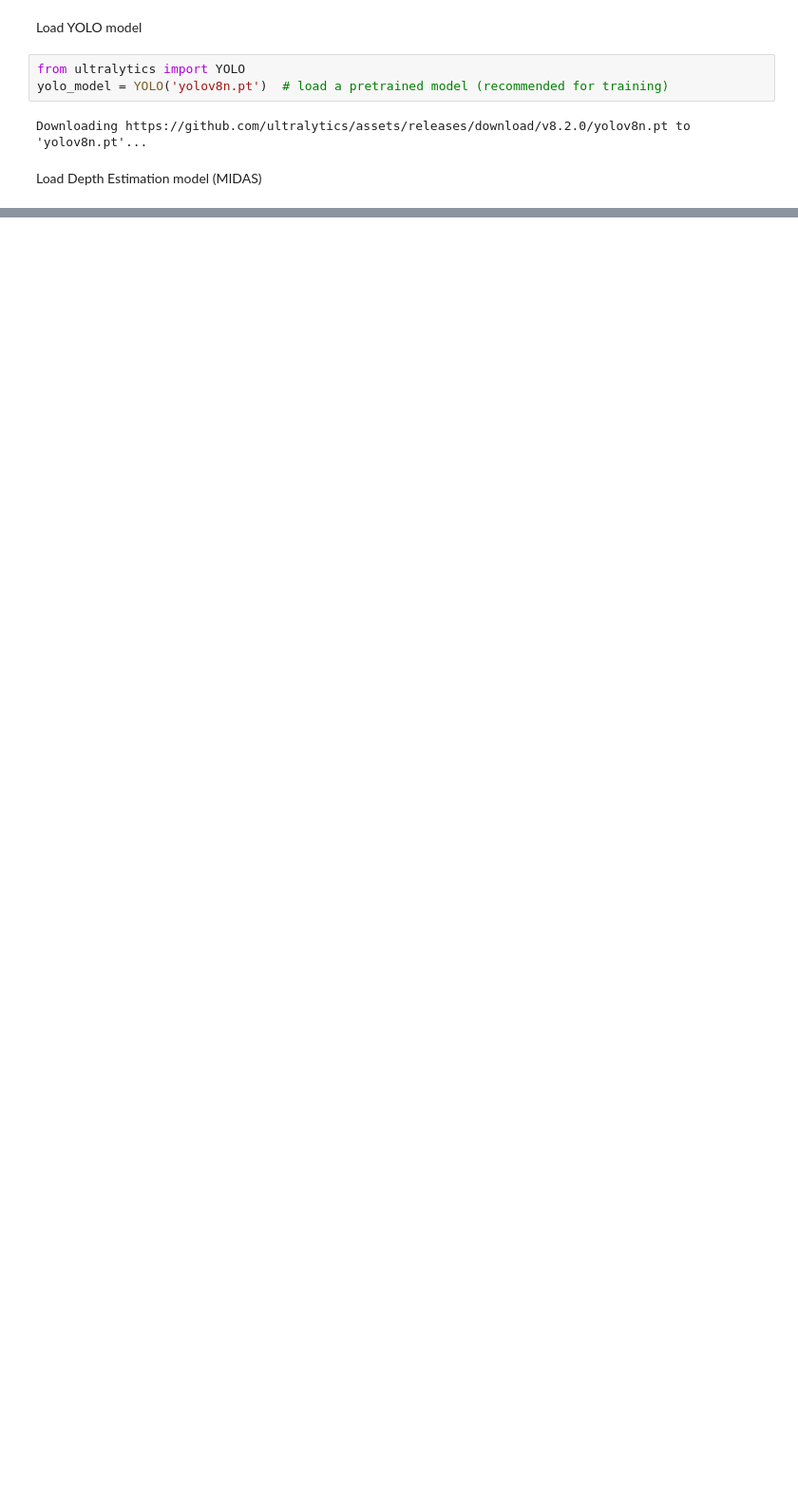
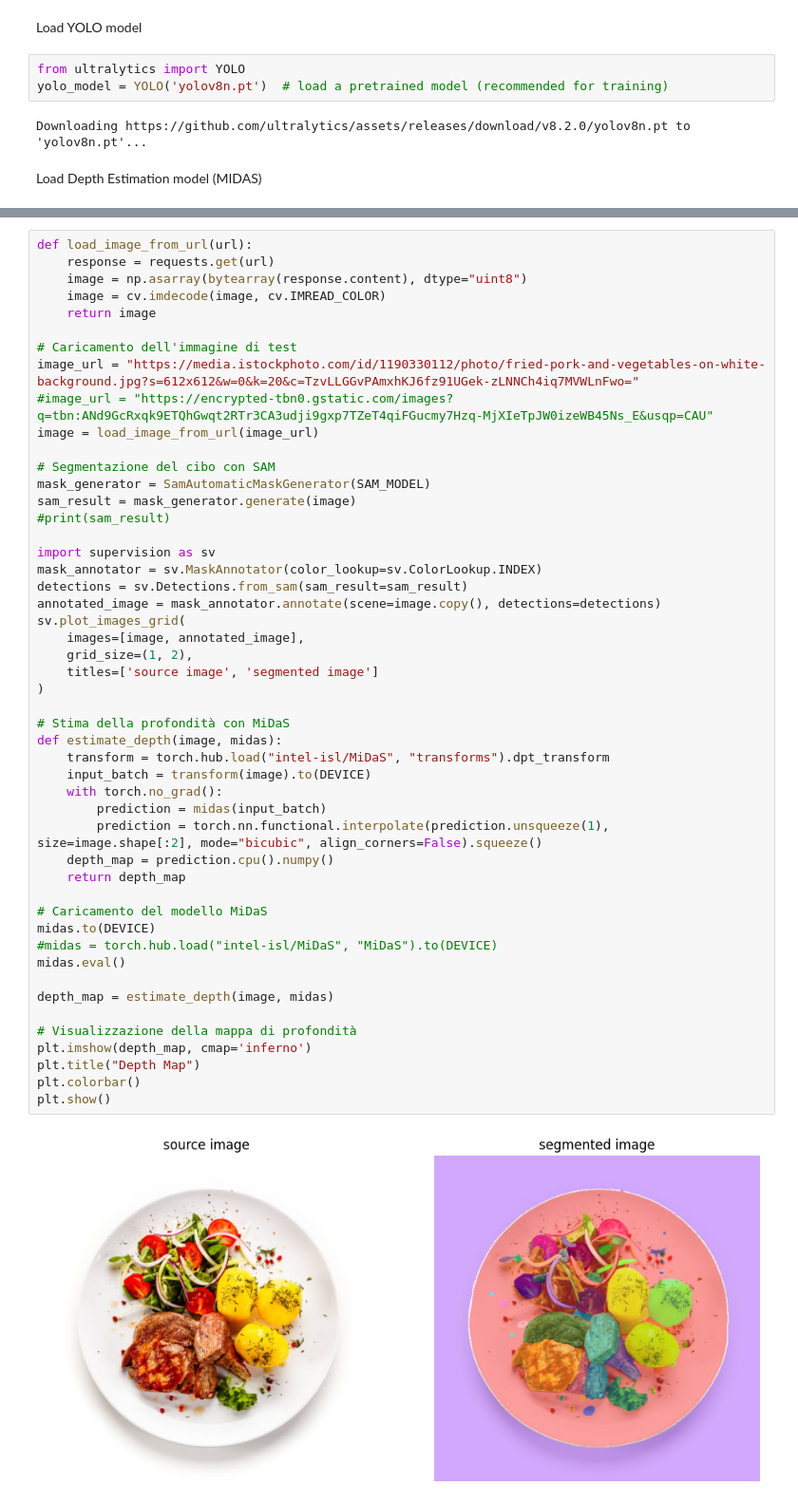
Before and after one commit to RPfrontiere/Food-Waste-Detection, a Jupyter notebook: Detection_and_Segmentation_of_food's_waste.ipynb, the cells around one changed output, grey strips where cells are left out. Shown: that part at 95% size. Saved outputs shown, nothing was run; the diff lists cells and outputs as text; blank space fills up the shorter version.

```diff
--- a/Detection_and_Segmentation_of_food's_waste.ipynb
+++ b/Detection_and_Segmentation_of_food's_waste.ipynb
@@ -77,0 +100,51 @@ Downloading: "https://github.com/isl-org/MiDaS/releases/download/v3/dpt_large_38
+# %%
+def load_image_from_url(url):
+    response = requests.get(url)
+    image = np.asarray(bytearray(response.content), dtype="uint8")
+    image = cv.imdecode(image, cv.IMREAD_COLOR)
+    return image
+
+# Caricamento dell'immagine di test
+image_url = "https://media.istockphoto.com/id/1190330112/photo/fried-pork-and-vegetables-on-white-background.jpg?s=612x612&w=0&k=20&c=TzvLLGGvPAmxhKJ6fz91UGek-zLNNCh4iq7MVWLnFwo="
+#image_url = "https://encrypted-tbn0.gstatic.com/images?q=tbn:ANd9GcRxqk9ETQhGwqt2RTr3CA3udji9gxp7TZeT4qiFGucmy7Hzq-MjXIeTpJW0izeWB45Ns_E&usqp=CAU"
+image = load_image_from_url(image_url)
+
+# Segmentazione del cibo con SAM
+mask_generator = SamAutomaticMaskGenerator(SAM_MODEL)
+sam_result = mask_generator.generate(image)
+#print(sam_result)
+
+import supervision as sv
+mask_annotator = sv.MaskAnnotator(color_lookup=sv.ColorLookup.INDEX)
+detections = sv.Detections.from_sam(sam_result=sam_result)
+annotated_image = mask_annotator.annotate(scene=image.copy(), detections=detections)
+sv.plot_images_grid(
+    images=[image, annotated_image],
+    grid_size=(1, 2),
+    titles=['source image', 'segmented image']
+)
+
+# Stima della profondità con MiDaS
+def estimate_depth(image, midas):
+    transform = torch.hub.load("intel-isl/MiDaS", "transforms").dpt_transform
+    input_batch = transform(image).to(DEVICE)
+    with torch.no_grad():
+        prediction = midas(input_batch)
+        prediction = torch.nn.functional.interpolate(prediction.unsqueeze(1), size=image.shape[:2], mode="bicubic", align_corners=False).squeeze()
+    depth_map = prediction.cpu().numpy()
+    return depth_map
+
+# Caricamento del modello MiDaS
+midas.to(DEVICE)
+#midas = torch.hub.load("intel-isl/MiDaS", "MiDaS").to(DEVICE)
+midas.eval()
+
+depth_map = estimate_depth(image, midas)
+
+# Visualizzazione della mappa di profondità
+plt.imshow(depth_map, cmap='inferno')
+plt.title("Depth Map")
+plt.colorbar()
+plt.show()
+# %% [output]
+[figure, added]
```
Also changed, not shown: parts of 6 cells of this notebook.
